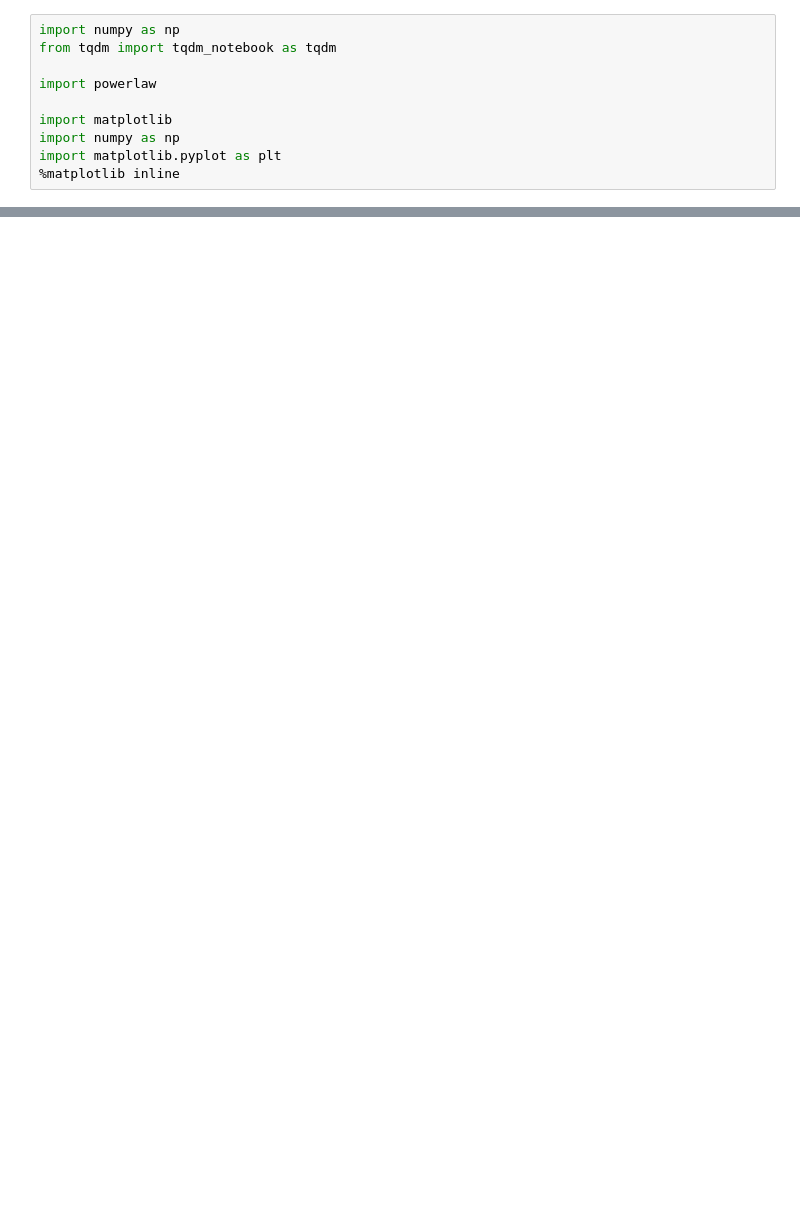
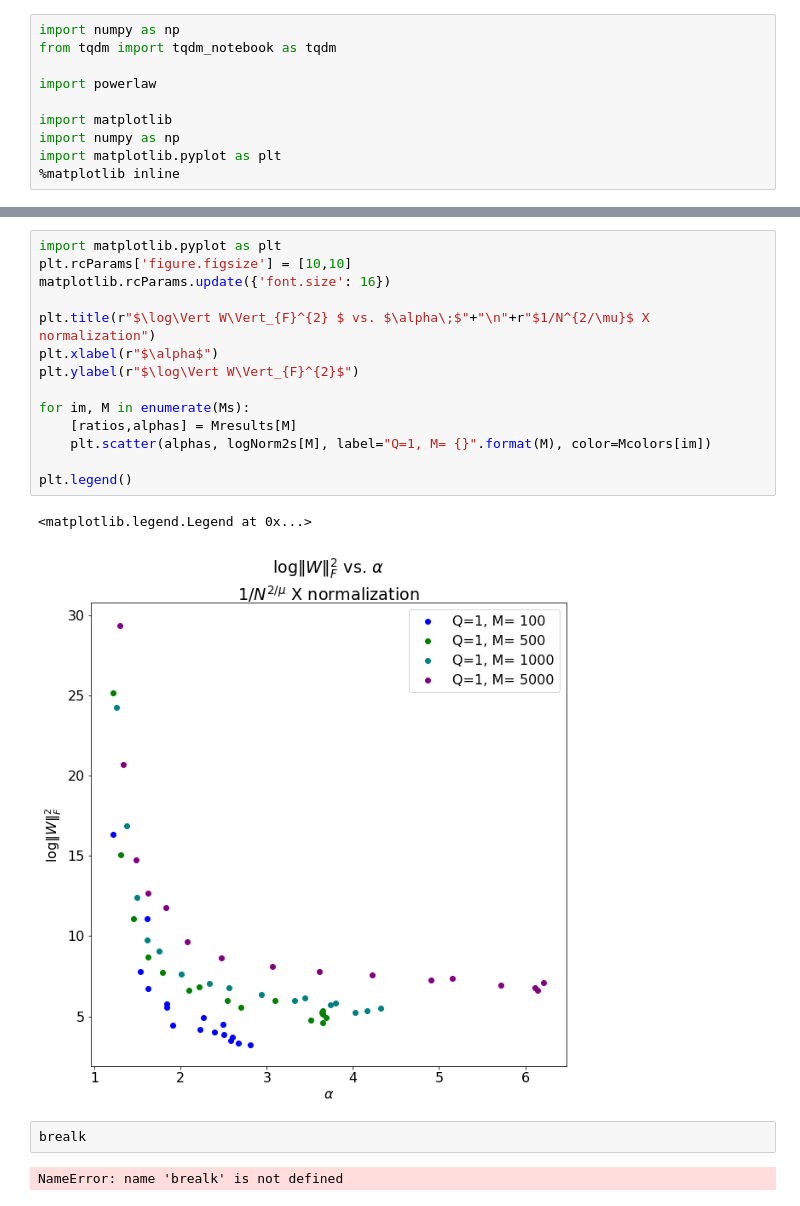
Before and after one commit to CalculatedContent/PredictingTestAccuracies, a Jupyter notebook: PowerLawExample-Alpha-LogNorm-Relations.ipynb, the cells around one changed output, grey strips where cells are left out. Drawn from its saved outputs; the diff is of its cells as text; blank space fills up the shorter version.

```diff
--- a/PowerLawExample-Alpha-LogNorm-Relations.ipynb
+++ b/PowerLawExample-Alpha-LogNorm-Relations.ipynb
@@ -311,0 +264,21 @@ for M in 100, 500, 1000, 5000, 10000:
+# %%
+import matplotlib.pyplot as plt
+plt.rcParams['figure.figsize'] = [10,10]
+matplotlib.rcParams.update({'font.size': 16})
+
+plt.title(r"$\log\Vert W\Vert_{F}^{2} $ vs. $\alpha\;$"+"\n"+r"$1/N^{2/\mu}$ X normalization")
+plt.xlabel(r"$\alpha$")
+plt.ylabel(r"$\log\Vert W\Vert_{F}^{2}$")
+
+for im, M in enumerate(Ms):
+    [ratios,alphas] = Mresults[M]
+    plt.scatter(alphas, logNorm2s[M], label="Q=1, M= {}".format(M), color=Mcolors[im])
+
+plt.legend()
+# %% [output]
+<matplotlib.legend.Legend at 0x...>
+[figure, added]
+# %%
+brealk
+# %% [output]
+NameError: name 'brealk' is not defined
```
Also changed, not shown: parts of 28 cells of this notebook, 2 other files.
